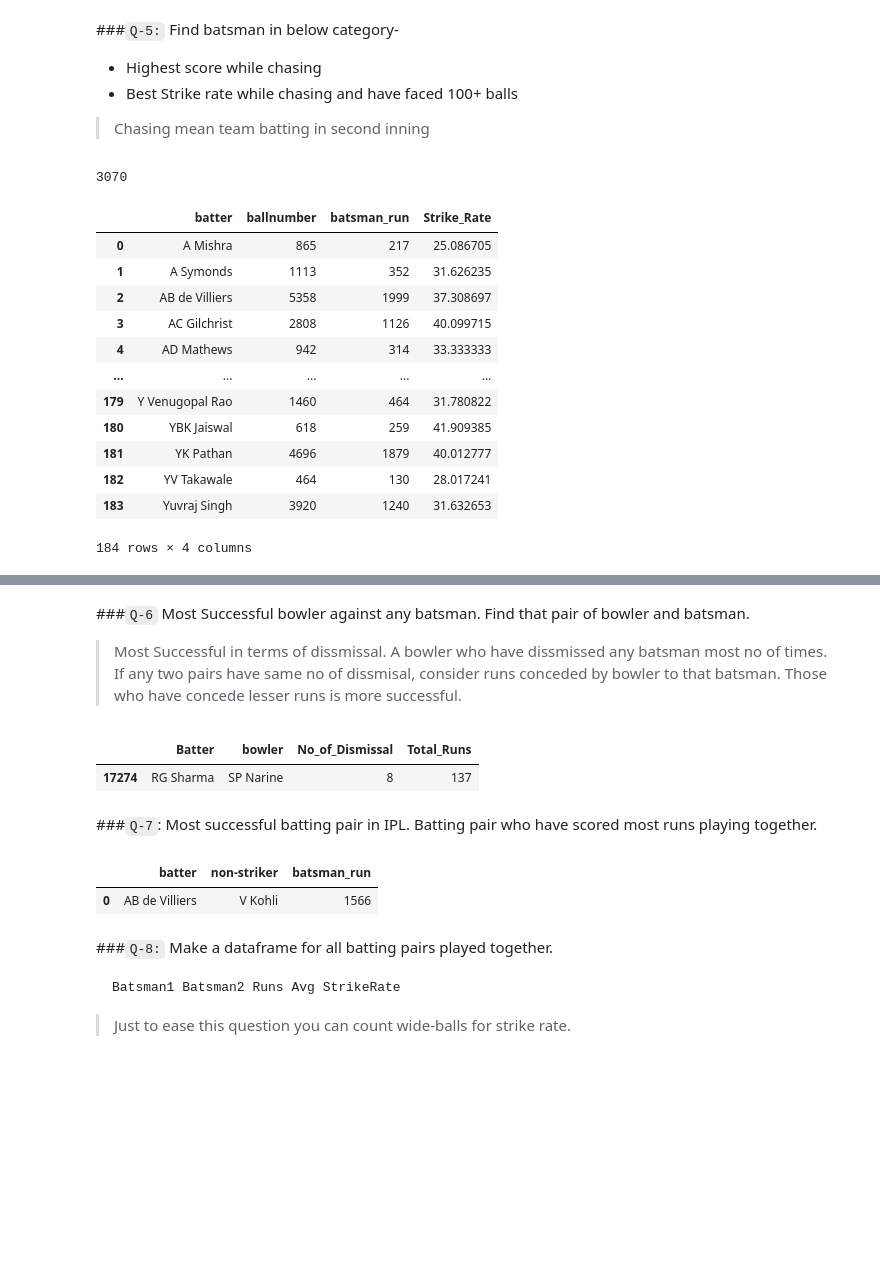
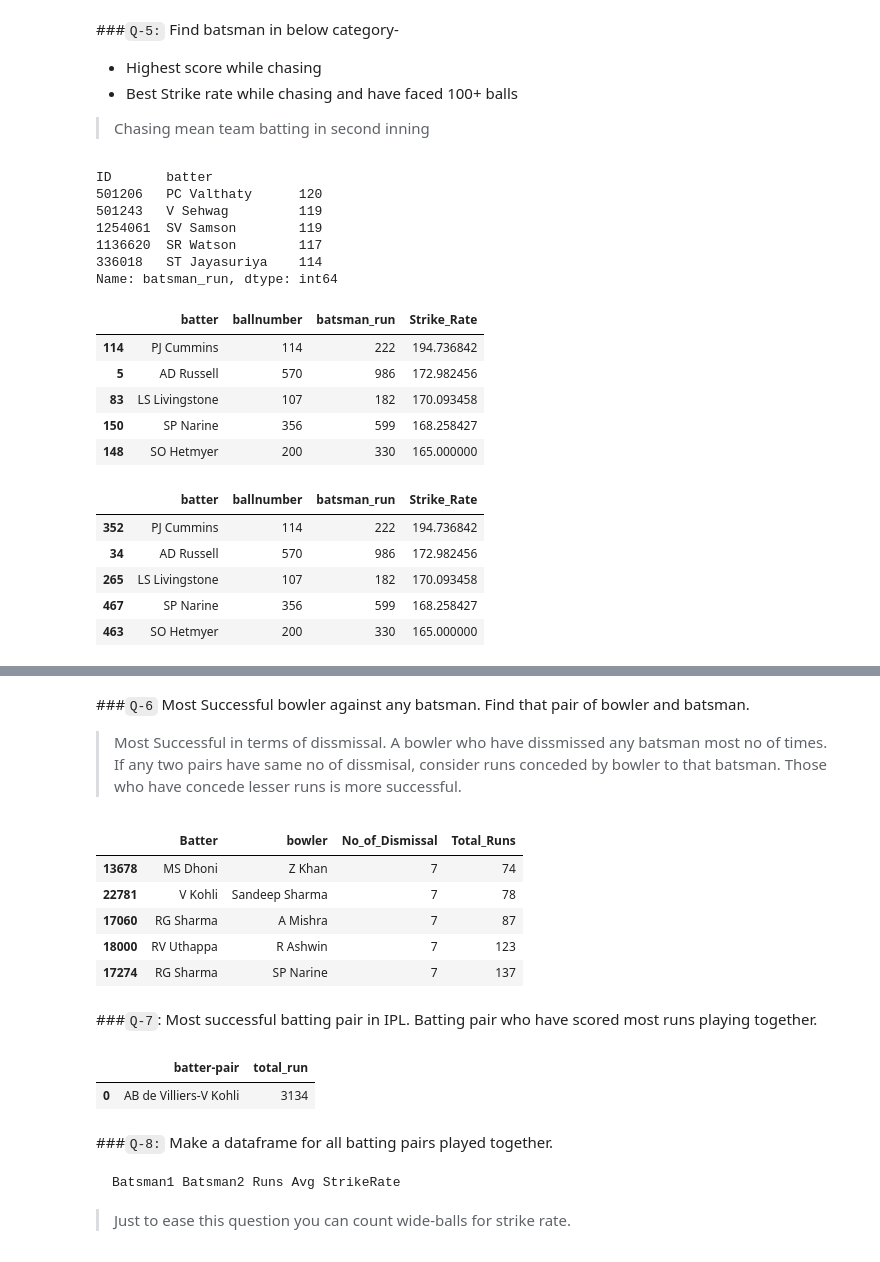
Before and after one commit to sinara08/Practice_Python, a Jupyter notebook: numpy_and_pandas/Tasks/Groupby_Pandas_session_19_tasks.ipynb, the cells around one changed output, grey strips where cells are left out. Drawn from its saved outputs; the diff is of its cells as text; code cells hidden in the pictures; blank space fills up the shorter version.

````diff
--- a/numpy_and_pandas/Tasks/Groupby_Pandas_session_19_tasks.ipynb
+++ b/numpy_and_pandas/Tasks/Groupby_Pandas_session_19_tasks.ipynb
@@ -230,32 +242,46 @@ ball by ball dataset - https://drive.google.com/file/d/1-kvv_9KCSAFWcrhS9WgTxSrU
 
 > Chasing mean team batting in second inning
 # %%
-ipl[(ipl.innings == 2)].groupby('batter')['batsman_run'].sum().sort_values(ascending=False).head(1).values[0]
+ipl[(ipl.innings == 2)].groupby(['ID','batter'])['batsman_run'].sum().sort_values(ascending=False).head()
+#(1).values[0]
 #.groupby('batter')['batsman_run'].sum().sort_values(ascending=False)
 #.head(1).values[0]
 # %% [output]
-3070
+ID       batter
+501206   PC Valthaty      120
+501243   V Sehwag         119
+1254061  SV Samson        119
+1136620  SR Watson        117
+336018   ST Jayasuriya    114
+Name: batsman_run, dtype: int64
 # %%
 balls_100 = ipl[ipl.innings == 2].groupby('batter')['ballnumber'].count()
 batter_100_l = balls_100[balls_100.gt(100)].index.tolist()
-SR = ipl[ipl.batter.isin(batter_100_l) & (ipl.innings == 2)].groupby('batter').agg({'ballnumber':'sum',
+SR = ipl[ipl.batter.isin(batter_100_l) & (ipl.innings == 2)].groupby('batter').agg({'ballnumber':'count',
                                                                               'batsman_run':'sum'}).reset_index()
 SR['Strike_Rate'] = SR['batsman_run']/SR['ballnumber'] * 100
-SR
+SR.sort_values('Strike_Rate', ascending = False).head()
 # %% [output]
 |  | batter | ballnumber | batsman_run | Strike_Rate |
-| 0 | A Mishra | 865 | 217 | 25.086705 |
-| 1 | A Symonds | 1113 | 352 | 31.626235 |
-| 2 | AB de Villiers | 5358 | 1999 | 37.308697 |
-| 3 | AC Gilchrist | 2808 | 1126 | 40.099715 |
-| 4 | AD Mathews | 942 | 314 | 33.333333 |
-| ... | ... | ... | ... | ... |
-| 179 | Y Venugopal Rao | 1460 | 464 | 31.780822 |
-| 180 | YBK Jaiswal | 618 | 259 | 41.909385 |
-| 181 | YK Pathan | 4696 | 1879 | 40.012777 |
-| 182 | YV Takawale | 464 | 130 | 28.017241 |
-| 183 | Yuvraj Singh | 3920 | 1240 | 31.632653 |
+| 114 | PJ Cummins | 114 | 222 | 194.736842 |
+| 5 | AD Russell | 570 | 986 | 172.982456 |
+| 83 | LS Livingstone | 107 | 182 | 170.093458 |
+| 150 | SP Narine | 356 | 599 | 168.258427 |
+| 148 | SO Hetmyer | 200 | 330 | 165.000000 |
-184 rows × 4 columns
+# %%
+#Given Solution
+ipl = ipl[~(ipl.extra_type == "wides") & (ipl.innings == 2)]
+SR = ipl.groupby('batter').agg({'ballnumber':'count',
+                    'batsman_run':'sum'}).reset_index()
+SR['Strike_Rate'] = SR['batsman_run']/SR['ballnumber'] * 100
+SR[SR['ballnumber'] > 100].sort_values('Strike_Rate', ascending = False).head()
+# %% [output]
+|  | batter | ballnumber | batsman_run | Strike_Rate |
+| 352 | PJ Cummins | 114 | 222 | 194.736842 |
+| 34 | AD Russell | 570 | 986 | 172.982456 |
+| 265 | LS Livingstone | 107 | 182 | 170.093458 |
+| 467 | SP Narine | 356 | 599 | 168.258427 |
+| 463 | SO Hetmyer | 200 | 330 | 165.000000 |
 # %%
 # code here
 ipl
@@ -279,21 +305,31 @@ ipl
 # %%
 # code here
 #grp = ipl[ipl.player_out.notnull()].groupby(['player_out','bowler']).agg('')['ID'].count().reset_index().set_axis(['Batter','bowler','No_of_Dismissal'], axis=1)
-grp = ipl.groupby(['batter','bowler']).agg({'player_out':'count',
+ipl["IsBatterOut"] = ipl.batter == ipl.player_out
+grp = ipl.groupby(['batter','bowler']).agg({'IsBatterOut':'sum',
                                             'batsman_run':'sum'}).reset_index().set_axis(['Batter','bowler','No_of_Dismissal','Total_Runs'], axis=1)
 df = grp[grp['No_of_Dismissal'] == grp['No_of_Dismissal'].max()]
-df
+df.sort_values('Total_Runs', ascending=True)
 # %% [output]
 |  | Batter | bowler | No_of_Dismissal | Total_Runs |
-| 17274 | RG Sharma | SP Narine | 8 | 137 |
+| 13678 | MS Dhoni | Z Khan | 7 | 74 |
+| 22781 | V Kohli | Sandeep Sharma | 7 | 78 |
+| 17060 | RG Sharma | A Mishra | 7 | 87 |
+| 18000 | RV Uthappa | R Ashwin | 7 | 123 |
+| 17274 | RG Sharma | SP Narine | 7 | 137 |
 # %% [markdown]
 ###`Q-7`: Most successful batting pair in IPL. Batting pair who have scored most runs playing together.
-# %%
-# code here
-ipl.groupby(['batter','non-striker'])['batsman_run'].sum().sort_values(ascending = False).reset_index().head(1)
-# %% [output]
-|  | batter | non-striker | batsman_run |
-| 0 | AB de Villiers | V Kohli | 1566 |
+# %%
+# code here
+import numpy as np
+def func(x):
+  #print('-'.join(np.sort(x.values)))
+  return '-'.join(np.sort(x.values))
+ipl["batter-pair"] = ipl[["batter", "non-striker"]].apply(func,axis=1)
+ipl.groupby(['batter-pair'])['total_run'].sum().sort_values(ascending = False).reset_index().head(1)
+# %% [output]
+|  | batter-pair | total_run |
+| 0 | AB de Villiers-V Kohli | 3134 |
 # %% [markdown]
 ###`Q-8:` Make a dataframe for all batting pairs played together.
 ```
````
Also changed, not shown: parts of 7 cells of this notebook.
